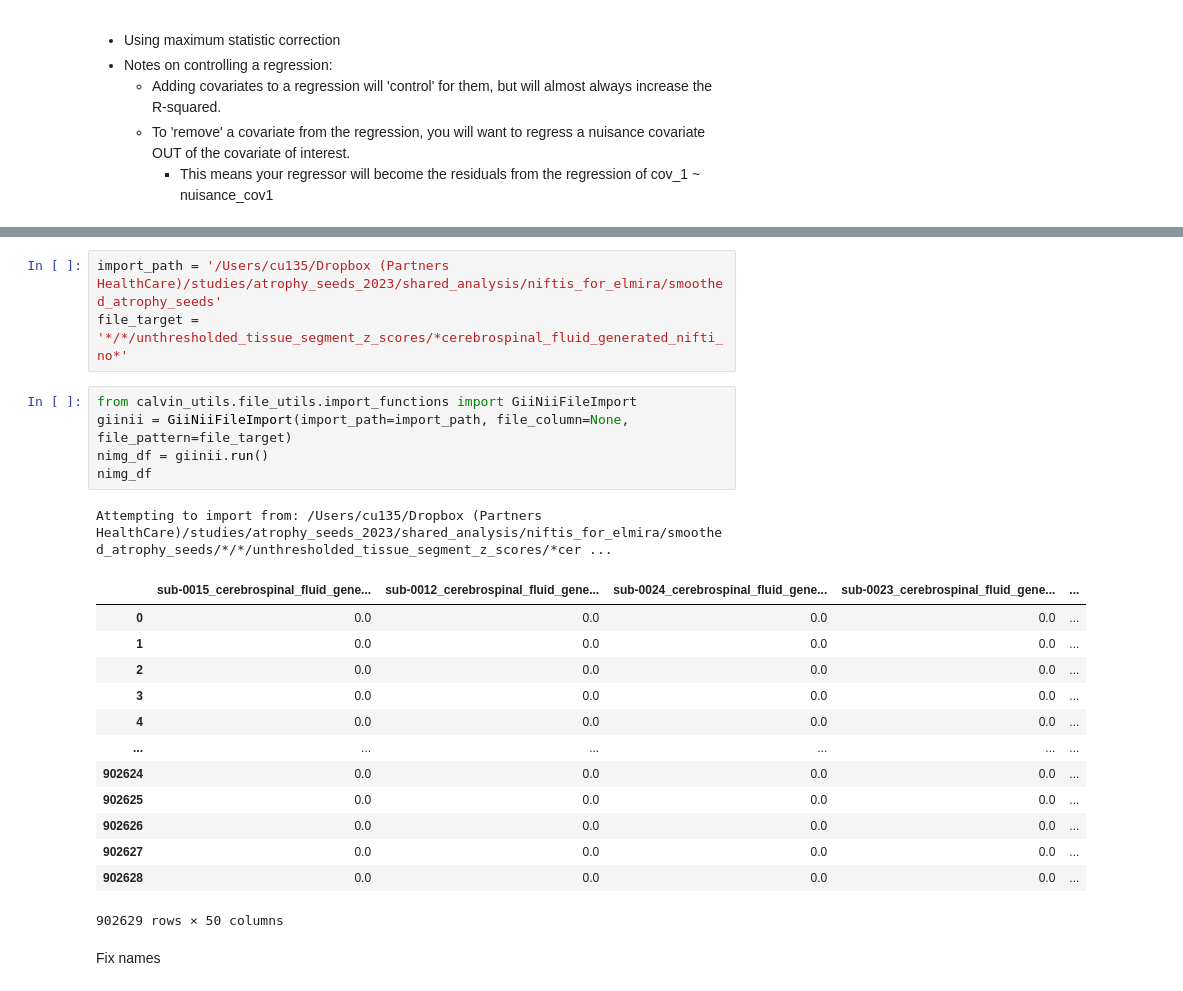
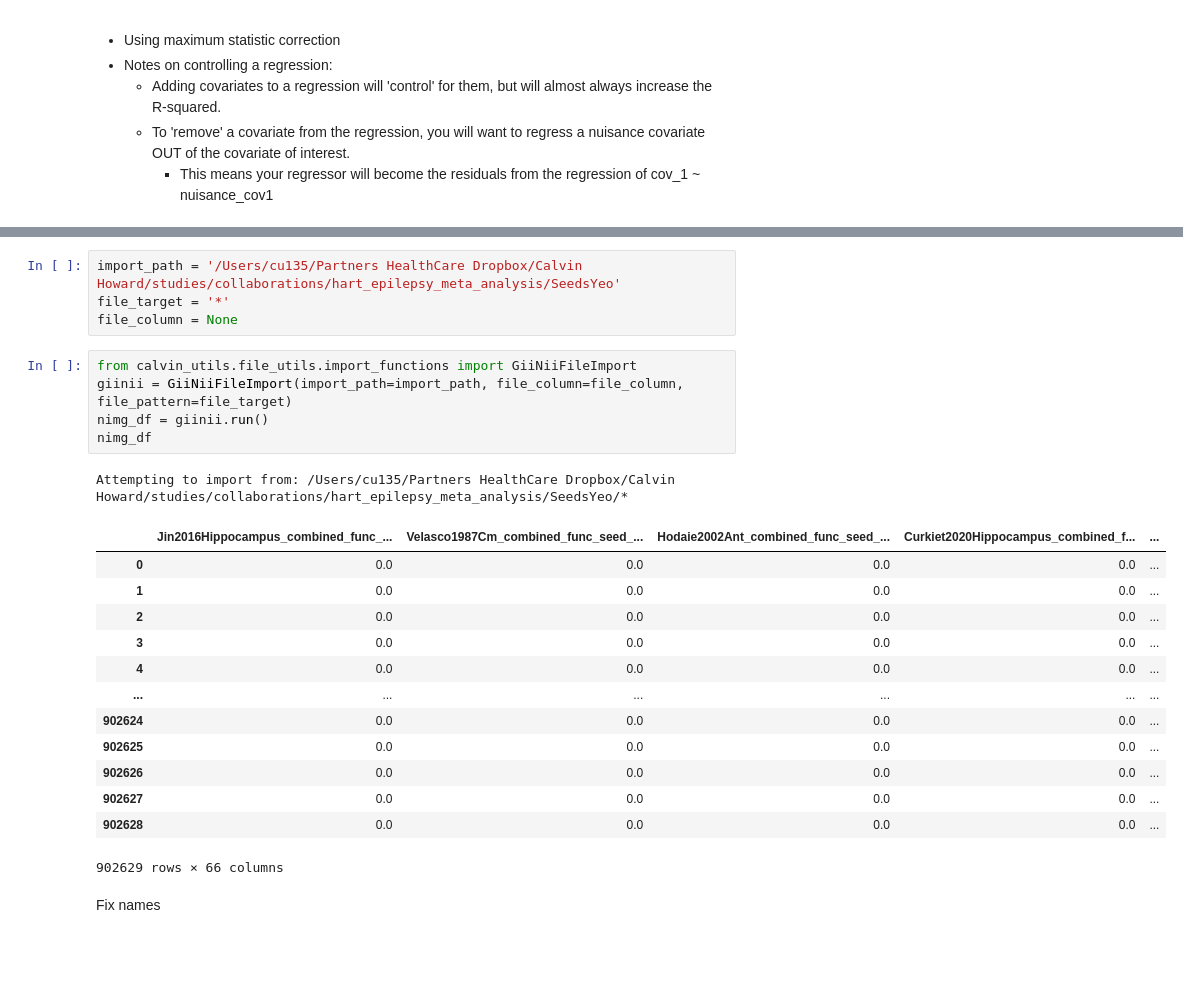
Before and after one commit to Calvinwhow/calvin_utils_project, a Jupyter notebook: notebooks/neuroimaging_notebooks/voxelwise_models/voxelwise_regression.ipynb, the cells around one changed output, grey strips where cells are left out. Cells and saved outputs as stored; diff of their text form; blank space fills up the shorter version.

```diff
--- a/notebooks/neuroimaging_notebooks/voxelwise_models/voxelwise_regression.ipynb
+++ b/notebooks/neuroimaging_notebooks/voxelwise_models/voxelwise_regression.ipynb
@@ -16,16 +16,17 @@ Import Niftis
 | . . .      | ...         | ...        | ...         | ...         | ...         | ...         | ...         | ...         | ...         | ...          | ... | ...           | ...           | ...           | ...           | ...           | ...           | 7           | ...           | ...           | ...           |
 | Voxel N     | 2          | 1         | 0         | 1         | 3         | 4         | 9         | 5         | 8         | 6          | ... | 6           | 3           | 8           | 8           | 4           | 9           | 9           | 2           | 2           | 4           |
 # %%
-import_path = '/Users/cu135/Dropbox (Partners HealthCare)/studies/atrophy_seeds_2023/shared_analysis/niftis_for_elmira/smoothed_atrophy_seeds'
-file_target = '*/*/unthresholded_tissue_segment_z_scores/*cerebrospinal_fluid_generated_nifti_no*'
+import_path = '/Users/cu135/Partners HealthCare Dropbox/Calvin Howard/studies/collaborations/hart_epilepsy_meta_analysis/SeedsYeo'
+file_target = '*'
+file_column = None
 # %%
 from calvin_utils.file_utils.import_functions import GiiNiiFileImport
-giinii = GiiNiiFileImport(import_path=import_path, file_column=None, file_pattern=file_target)
+giinii = GiiNiiFileImport(import_path=import_path, file_column=file_column, file_pattern=file_target)
 nimg_df = giinii.run()
 nimg_df
 # %% [output]
-Attempting to import from: /Users/cu135/Dropbox (Partners HealthCare)/studies/atrophy_seeds_2023/shared_analysis/niftis_for_elmira/smoothed_atrophy_seeds/*/*/unthresholded_tissue_segment_z_scores/*cer ...
+Attempting to import from: /Users/cu135/Partners HealthCare Dropbox/Calvin Howard/studies/collaborations/hart_epilepsy_meta_analysis/SeedsYeo/*
-|  | sub-0015_cerebrospinal_fluid_gene... | sub-0012_cerebrospinal_fluid_gene... | sub-0024_cerebrospinal_fluid_gene... | sub-0023_cerebrospinal_fluid_gene... | ... |
+|  | Jin2016Hippocampus_combined_func_... | Velasco1987Cm_combined_func_seed_... | Hodaie2002Ant_combined_func_seed_... | Curkiet2020Hippocampus_combined_f... | ... |
 | 0 | 0.0 | 0.0 | 0.0 | 0.0 | ... |
 | 1 | 0.0 | 0.0 | 0.0 | 0.0 | ... |
 | 2 | 0.0 | 0.0 | 0.0 | 0.0 | ... |
@@ -37,7 +38,7 @@ Attempting to import from: /Users/cu135/Dropbox (Partners HealthCare)/studies/at
 | 902626 | 0.0 | 0.0 | 0.0 | 0.0 | ... |
 | 902627 | 0.0 | 0.0 | 0.0 | 0.0 | ... |
 | 902628 | 0.0 | 0.0 | 0.0 | 0.0 | ... |
-902629 rows × 50 columns
+902629 rows × 66 columns
 # %% [markdown]
 Fix names
 # %%
```
Also changed, not shown: parts of 19 cells of this notebook, 22 other files.
